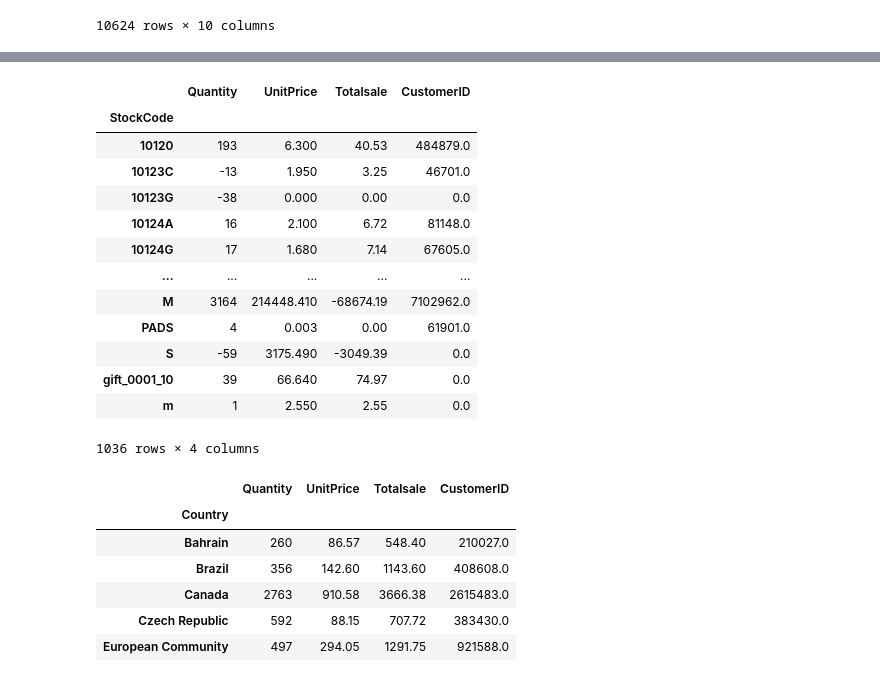
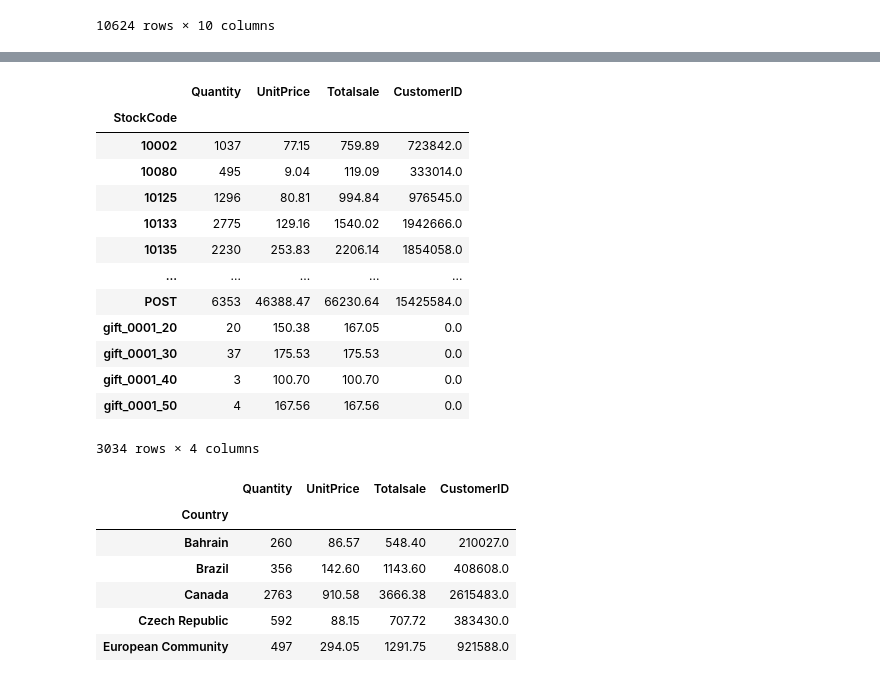
Before and after one commit to singhamit8467/Python, a Jupyter notebook: EDA - Retail Data.ipynb, the cells around one changed output, grey strips where cells are left out. Cells and saved outputs as stored; diff of their text form; code cells hidden in the pictures.

Commit message:
Exploratory Data Analysis
Basic EDA Group + Summary + Query

```diff
--- a/EDA - Retail Data.ipynb
+++ b/EDA - Retail Data.ipynb
@@ -77,19 +96,19 @@ x.query('Quantity < 0')
 # %%
-# Stock Code with Poor sales Distribut
-x.groupby(x['StockCode']).sum().query('Totalsale < 100')
+# Stock Code with Good sales Numbers
+x.groupby(x['StockCode']).sum().query('Totalsale > 100')
 # %% [output]
 |  | Quantity | UnitPrice | Totalsale | CustomerID |
 | StockCode |  |  |  |  |
-| 10120 | 193 | 6.300 | 40.53 | 484879.0 |
-| 10123C | -13 | 1.950 | 3.25 | 46701.0 |
-| 10123G | -38 | 0.000 | 0.00 | 0.0 |
-| 10124A | 16 | 2.100 | 6.72 | 81148.0 |
-| 10124G | 17 | 1.680 | 7.14 | 67605.0 |
+| 10002 | 1037 | 77.15 | 759.89 | 723842.0 |
+| 10080 | 495 | 9.04 | 119.09 | 333014.0 |
+| 10125 | 1296 | 80.81 | 994.84 | 976545.0 |
+| 10133 | 2775 | 129.16 | 1540.02 | 1942666.0 |
+| 10135 | 2230 | 253.83 | 2206.14 | 1854058.0 |
 | ... | ... | ... | ... | ... |
-| M | 3164 | 214448.410 | -68674.19 | 7102962.0 |
-| PADS | 4 | 0.003 | 0.00 | 61901.0 |
-| S | -59 | 3175.490 | -3049.39 | 0.0 |
-| gift_0001_10 | 39 | 66.640 | 74.97 | 0.0 |
-| m | 1 | 2.550 | 2.55 | 0.0 |
+| POST | 6353 | 46388.47 | 66230.64 | 15425584.0 |
+| gift_0001_20 | 20 | 150.38 | 167.05 | 0.0 |
+| gift_0001_30 | 37 | 175.53 | 175.53 | 0.0 |
+| gift_0001_40 | 3 | 100.70 | 100.70 | 0.0 |
+| gift_0001_50 | 4 | 167.56 | 167.56 | 0.0 |
-1036 rows × 4 columns
+3034 rows × 4 columns
 # %%
```
Also changed, not shown: parts of 5 cells of this notebook.
